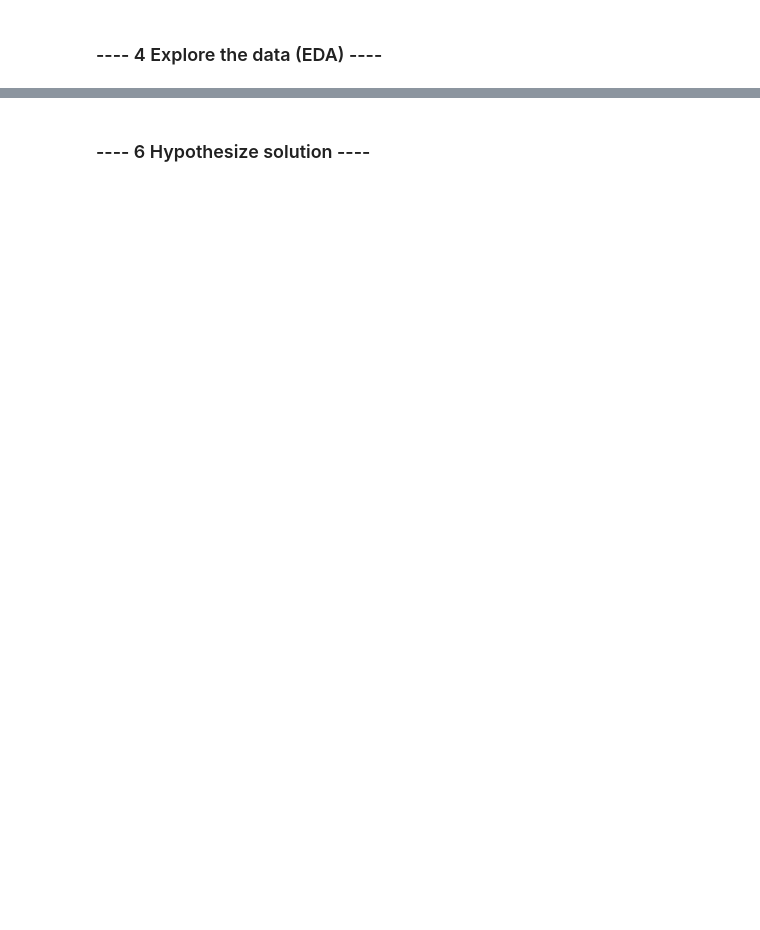
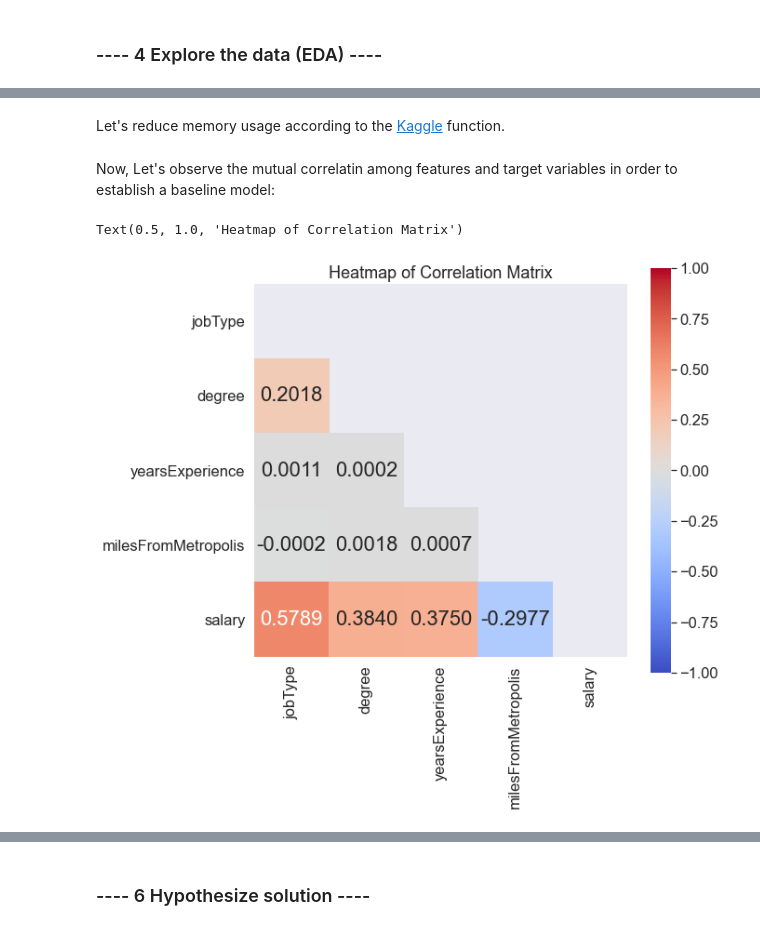
Before and after one commit to Ashur59/salarypredictionportfolio, a Jupyter notebook: salary-prediction-notebook-local.ipynb, the cells around one changed output, grey strips where cells are left out. Cells and saved outputs as stored; diff of their text form; code cells hidden in the pictures; blank space fills up the shorter version.

```diff
--- a/salary-prediction-notebook-local.ipynb
+++ b/salary-prediction-notebook-local.ipynb
@@ -969,0 +203,28 @@ Text(0.5, 0.98, 'Algorithm Comparison')
+# %%
+font = {'family' : 'serif',
+        'weight' : 'normal',
+        'size'   : 15}
+mpl.rc('font', **font) #set the font style created
+
+# bar plots of individual columns
+for col in train_features:
+    if col != 'salary':
+        feature_barplot = train[col].value_counts().plot(kind='bar', fontsize=10, figsize=(20,3))
+        plt.show()
+    else:
+        feature_histogram = train.salary.hist(bins=25, xlabelsize=20, ylabelsize=20, figsize=(5,5))
+        plt.show()
+
+# distribution of numerical variables across all data
+num_var_dist = train.plot(kind='box', subplots=True, layout=(1,3), sharex=False, sharey=False,
+                          figsize=(20,5), rot=90, vert=False)
+plt.show()
+
+# distribution of dependent variable grouped by category
+for col in train_features[1:-1]:
+    if col not in ['yearsExperience', 'milesFromMetropolis']:
+        target_dist = sns.boxplot(x="salary", y=col, data=train)
+        plt.show()
+    else:
+        target_scat = sns.scatterplot(x="salary", y=col, data=train)
+        plt.show()
@@ -969,0 +318,2 @@ Text(0.5, 0.98, 'Algorithm Comparison')
+# %% [markdown]
+Let's reduce memory usage according to the [Kaggle](https://www.kaggle.com/gemartin/load-data-reduce-memory-usage) function.
@@ -969,0 +324,21 @@ Text(0.5, 0.98, 'Algorithm Comparison')
+# %% [markdown]
+Now, Let's observe the mutual correlatin among features and target variables in order to establish a baseline model:
+# %%
+corr = train_data_NonEngineered[['jobType', 'degree', 'yearsExperience', 'milesFromMetropolis', 'salary']].corr()
+mask = np.zeros_like(corr)
+mask[np.triu_indices_from(mask)] = True
+with sns.axes_style("white"):
+    sns.set(font_scale=1.5)
+    f, ax = plt.subplots(figsize=(8, 8))
+    ax = sns.heatmap(corr,
+            xticklabels=corr.columns.values,
+            yticklabels=corr.columns.values,
+            vmin=-1, vmax=1, center= 0, square=True, cmap= 'coolwarm',
+            annot = True, mask=mask, fmt='0.4f', annot_kws= {'size': 22}
+                    )
+
+    ax.set_title('Heatmap of Correlation Matrix')
+    plt.show()
+# %% [output]
+Text(0.5, 1.0, 'Heatmap of Correlation Matrix')
+[figure, added]
```
Also changed, not shown: parts of 111 cells of this notebook, 29 other files.
